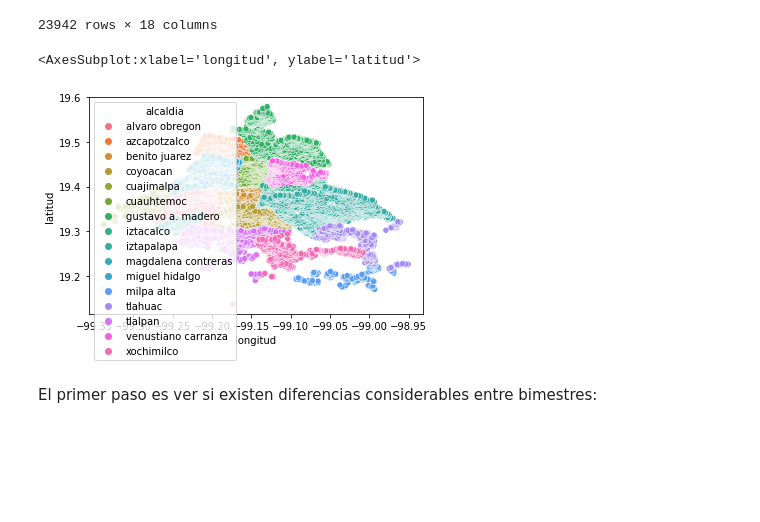
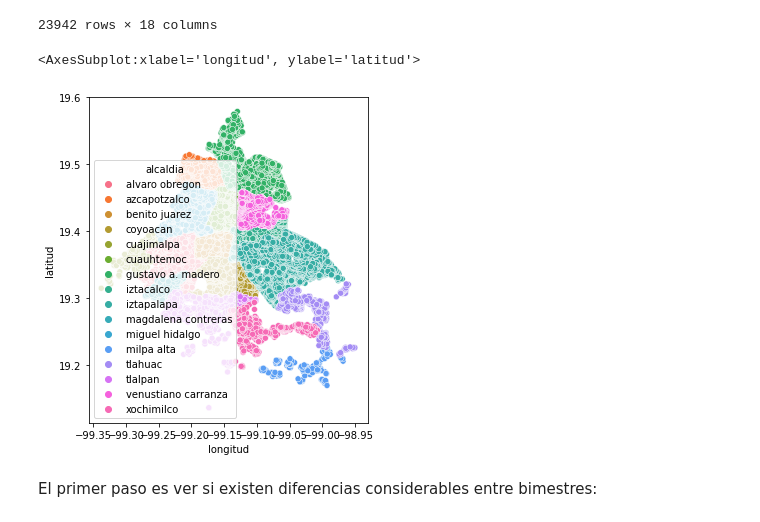
Before and after one commit to lechugaa/intro_ds_p1_consumo_agua, a Jupyter notebook: Lab_1_MH.ipynb, the cells around one changed output. Saved outputs shown, nothing was run; the diff lists cells and outputs as text; code cells hidden in the pictures; blank space fills up the shorter version.

```diff
--- a/Lab_1_MH.ipynb
+++ b/Lab_1_MH.ipynb
@@ -166,10 +166,11 @@ data_clean[data_clean.bimestre == 2]
 | 68660 | 0.00 | 2019 | Talpan | 0.000000 | 0.00 | tlalpan | pueblo san miguel topilejo | ... |
 23942 rows × 18 columns
 # %%
+f = plt.subplots(figsize = (5,6))
 sns.scatterplot(y = "latitud", x = "longitud", hue = "alcaldia", data = data_consumo_total_mean)
 # %% [output]
 <AxesSubplot:xlabel='longitud', ylabel='latitud'>
-[figure, old version]
+[figure, new version]
 # %% [markdown]
 El primer paso es ver si existen diferencias considerables entre bimestres:
 # %%
```
Also changed, not shown: parts of 5 cells of this notebook.
